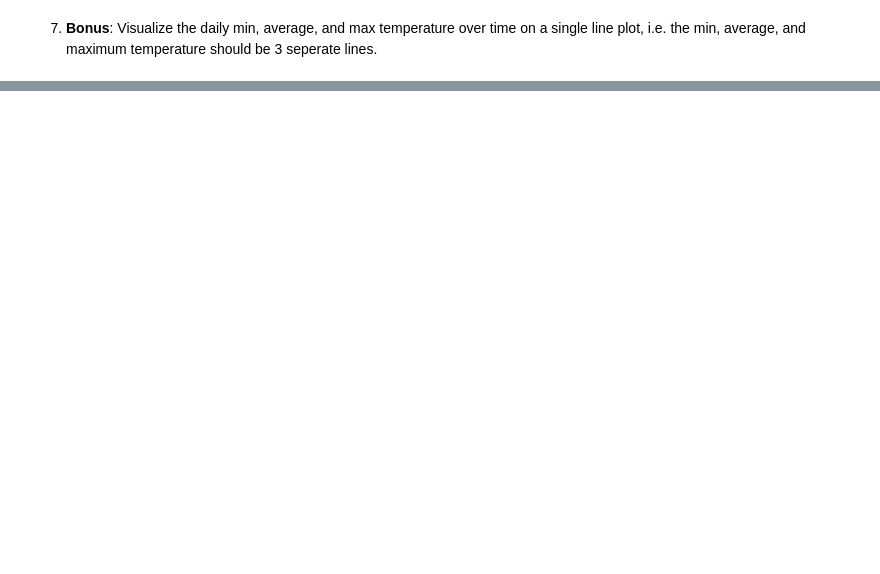
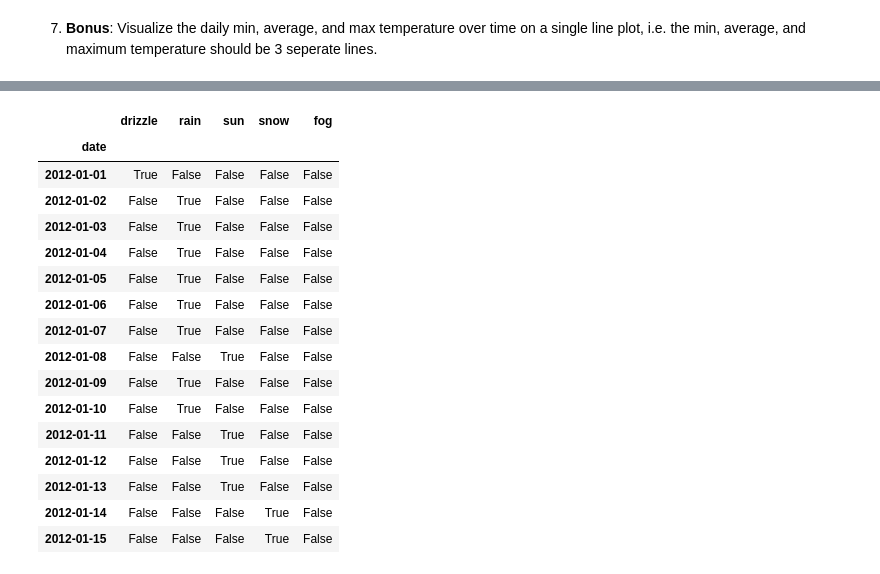
Before and after one commit to kjeliasen/ds-methodologies-exercises, a Jupyter notebook: time_series/exercises_additional.ipynb, the cells around one changed output, grey strips where cells are left out. Cells and saved outputs as stored; diff of their text form; code cells hidden in the pictures; blank space fills up the shorter version.

```diff
--- a/time_series/exercises_additional.ipynb
+++ b/time_series/exercises_additional.ipynb
@@ -24,0 +304,5 @@
+# %%
+seawx=data.seattle_weather().set_index('date')
+seawx=seawx.rename(columns={'precipitation': 'precip', 'temp_max': 'daily_hi', 'temp_min': 'daily_lo'})
+frame_splain(seawx, splain=True)
+seawx.head(15)
@@ -24,0 +344,4 @@
+# %%
+seawx_stat_cols = seawx.columns[seawx.dtypes!='object']
+seawx_desc_cols = seawx.columns[seawx.dtypes=='object']
+print('stats:',seawx_stat_cols,'\ndesc:',seawx_desc_cols)
@@ -24,0 +362,3 @@
+# %%
+seawx_conds = seawx[seawx_desc_cols].copy()
+seawx_conds.head()
@@ -24,0 +391,27 @@
+# %%
+conds = seawx_conds.weather.unique()
+
+for c in conds:
+    seawx_conds[c] = seawx_conds.weather == c
+
+seawx_conds = seawx_conds.drop(columns='weather')
+
+seawx_conds.head(15)
+# %% [output]
+|  | drizzle | rain | sun | snow | fog |
+| date |  |  |  |  |  |
+| 2012-01-01 | True | False | False | False | False |
+| 2012-01-02 | False | True | False | False | False |
+| 2012-01-03 | False | True | False | False | False |
+| 2012-01-04 | False | True | False | False | False |
+| 2012-01-05 | False | True | False | False | False |
+| 2012-01-06 | False | True | False | False | False |
+| 2012-01-07 | False | True | False | False | False |
+| 2012-01-08 | False | False | True | False | False |
+| 2012-01-09 | False | True | False | False | False |
+| 2012-01-10 | False | True | False | False | False |
+| 2012-01-11 | False | False | True | False | False |
+| 2012-01-12 | False | False | True | False | False |
+| 2012-01-13 | False | False | True | False | False |
+| 2012-01-14 | False | False | False | True | False |
+| 2012-01-15 | False | False | False | True | False |
```
Also changed, not shown: parts of 49 cells of this notebook, 1 other file.
